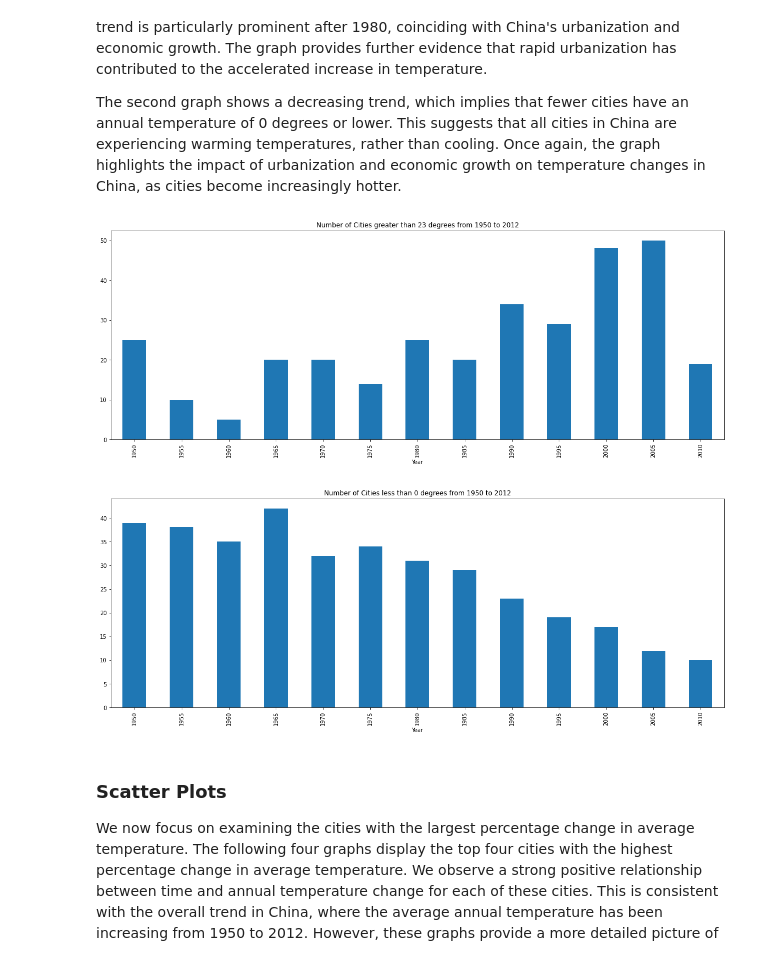
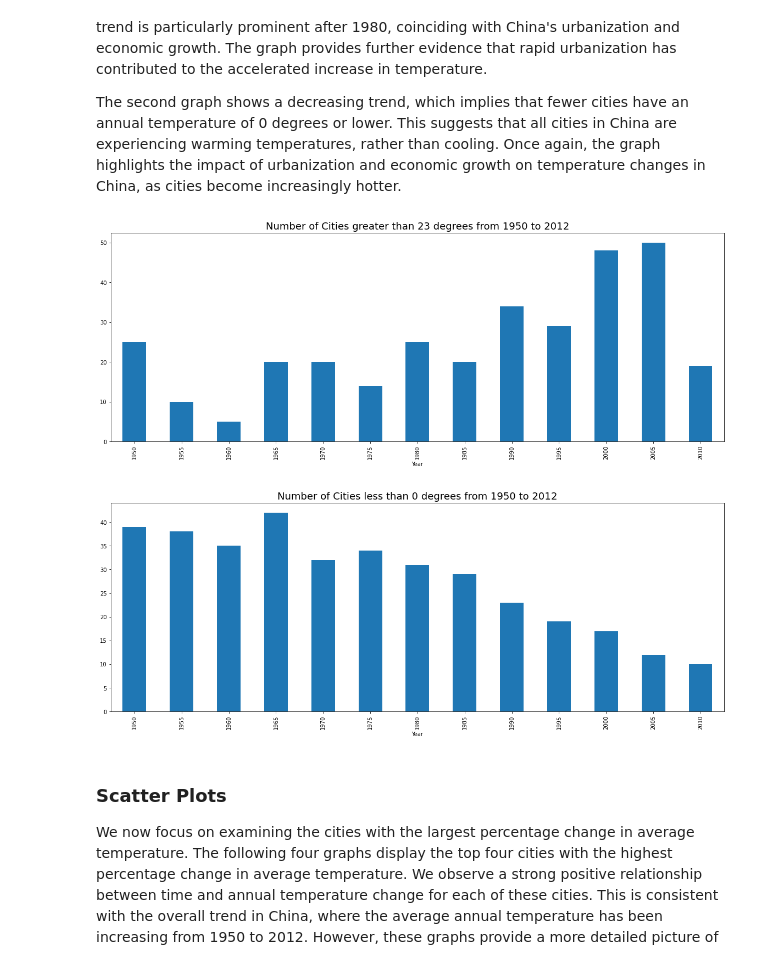
Before and after one commit to POLO6eek/ECO225Project, a Jupyter notebook: Code/ECO225_Project_2.ipynb, the cells around one changed output. Cells and saved outputs as stored; diff of their text form; code cells hidden in the pictures.

```diff
--- a/Code/ECO225_Project_2.ipynb
+++ b/Code/ECO225_Project_2.ipynb
@@ -353,15 +354,15 @@ The second graph shows a decreasing trend, which implies that fewer cities have
 # %%
 # Count the number of cities that is greater than 23 degrees
 filt_temp = city_pivot[city_pivot > 23]
 filt_count = filt_temp.count(axis=1)
 grouped_count = filt_count.groupby(lambda x: x // 5 * 5).sum()
 plt.figure(figsize=(20,7))
 grouped_count.plot(kind='bar')
-plt.title('Number of Cities greater than 23 degrees from 1950 to 2012')
+plt.title('Number of Cities greater than 23 degrees from 1950 to 2012', fontsize=18)
 
 plt.show()
 # %% [output]
-[figure, old version]
+[figure, new version]
 # %%
 # Count the number of cities that is lower than 0 degrees
 filt_temp = city_pivot[city_pivot < 0]
@@ -369,11 +370,11 @@ filt_count = filt_temp.count(axis=1)
 grouped_count = filt_count.groupby(lambda x: x // 5 * 5).sum()
 plt.figure(figsize=(20,7))
 grouped_count.plot(kind='bar')
-plt.title('Number of Cities less than 0 degrees from 1950 to 2012')
+plt.title('Number of Cities less than 0 degrees from 1950 to 2012', fontsize=18)
 
 plt.show()
 # %% [output]
-[figure, old version]
+[figure, new version]
 # %% [markdown]
 ### Scatter Plots
 We now focus on examining the cities with the largest percentage change in average temperature. The following four graphs display the top four cities with the highest percentage change in average temperature. We observe a strong positive relationship between time and annual temperature change for each of these cities. This is consistent with the overall trend in China, where the average annual temperature has been increasing from 1950 to 2012. However, these graphs provide a more detailed picture of how the annual temperature has changed over time for each of these representative cities.
```
Also changed, not shown: parts of 57 cells of this notebook, 26 other files.
